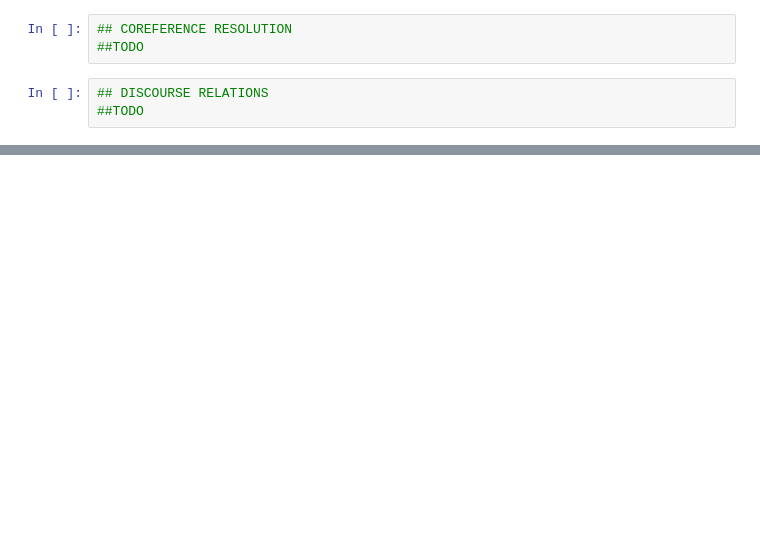
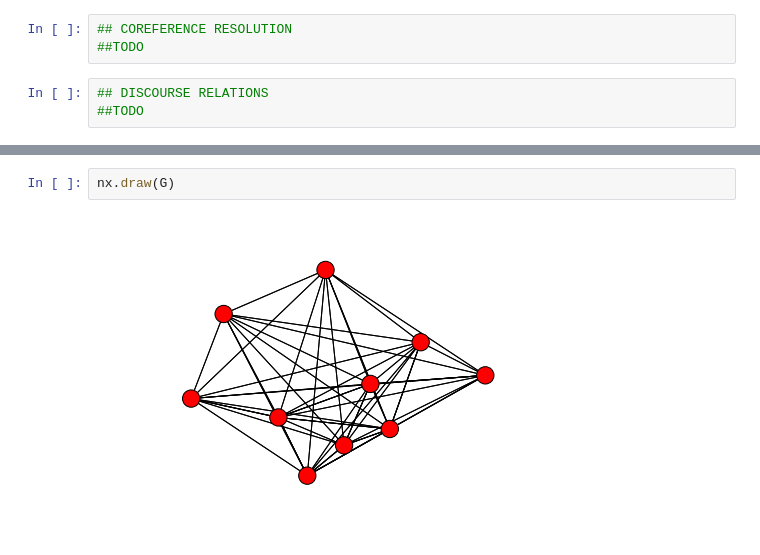
Before and after one commit to rurouni-najeeb/mynz_jmi, a Jupyter notebook: extractive/najeeb/summarization.ipynb, the cells around one changed output, grey strips where cells are left out. Drawn from its saved outputs; the diff is of its cells as text; blank space fills up the shorter version.

```diff
--- a/extractive/najeeb/summarization.ipynb
+++ b/extractive/najeeb/summarization.ipynb
@@ -159,0 +277,4 @@ Enter the name of the document: cnn
+# %%
+nx.draw(G)
+# %% [output]
+[figure, added]
```
Also changed, not shown: parts of 11 cells of this notebook, 1 other file.
